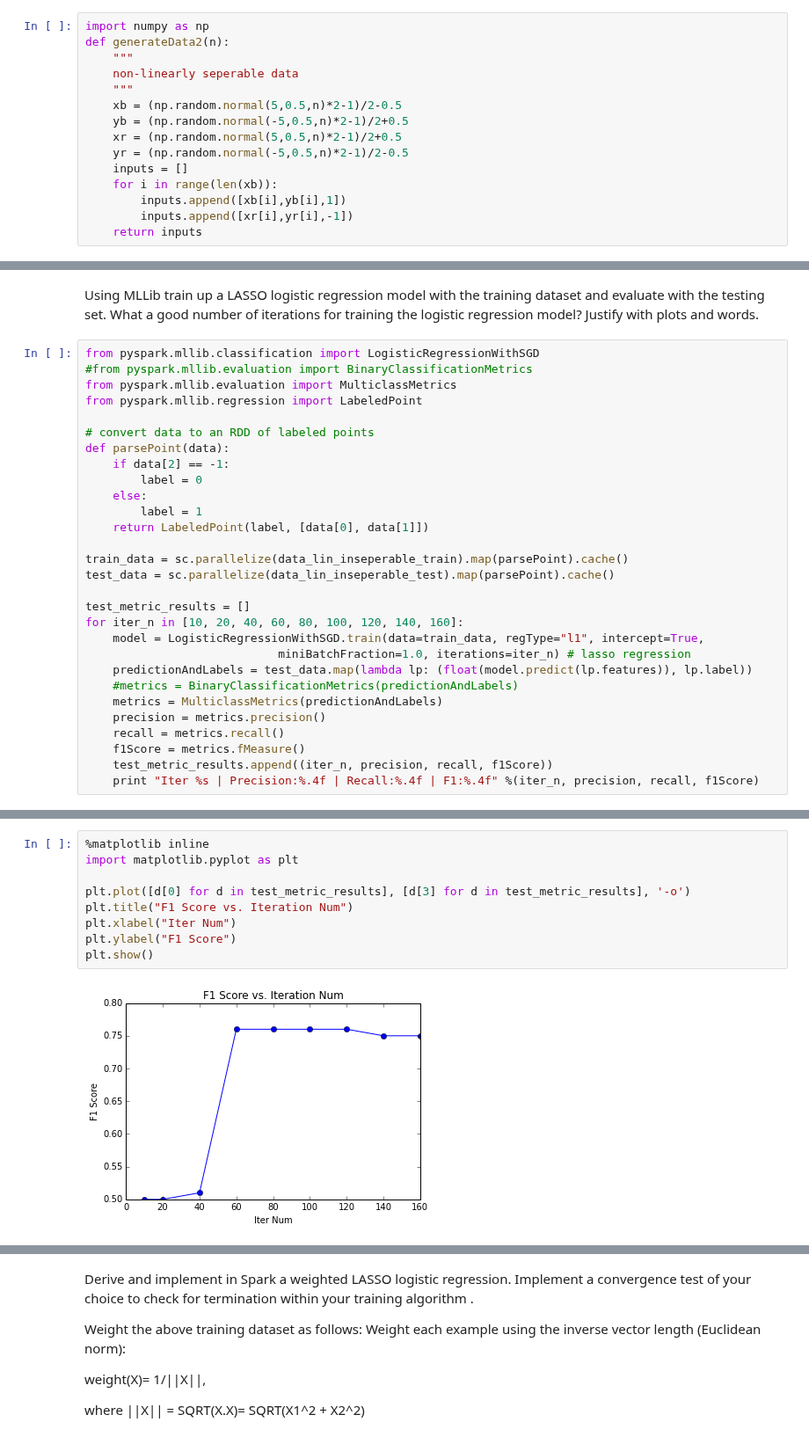
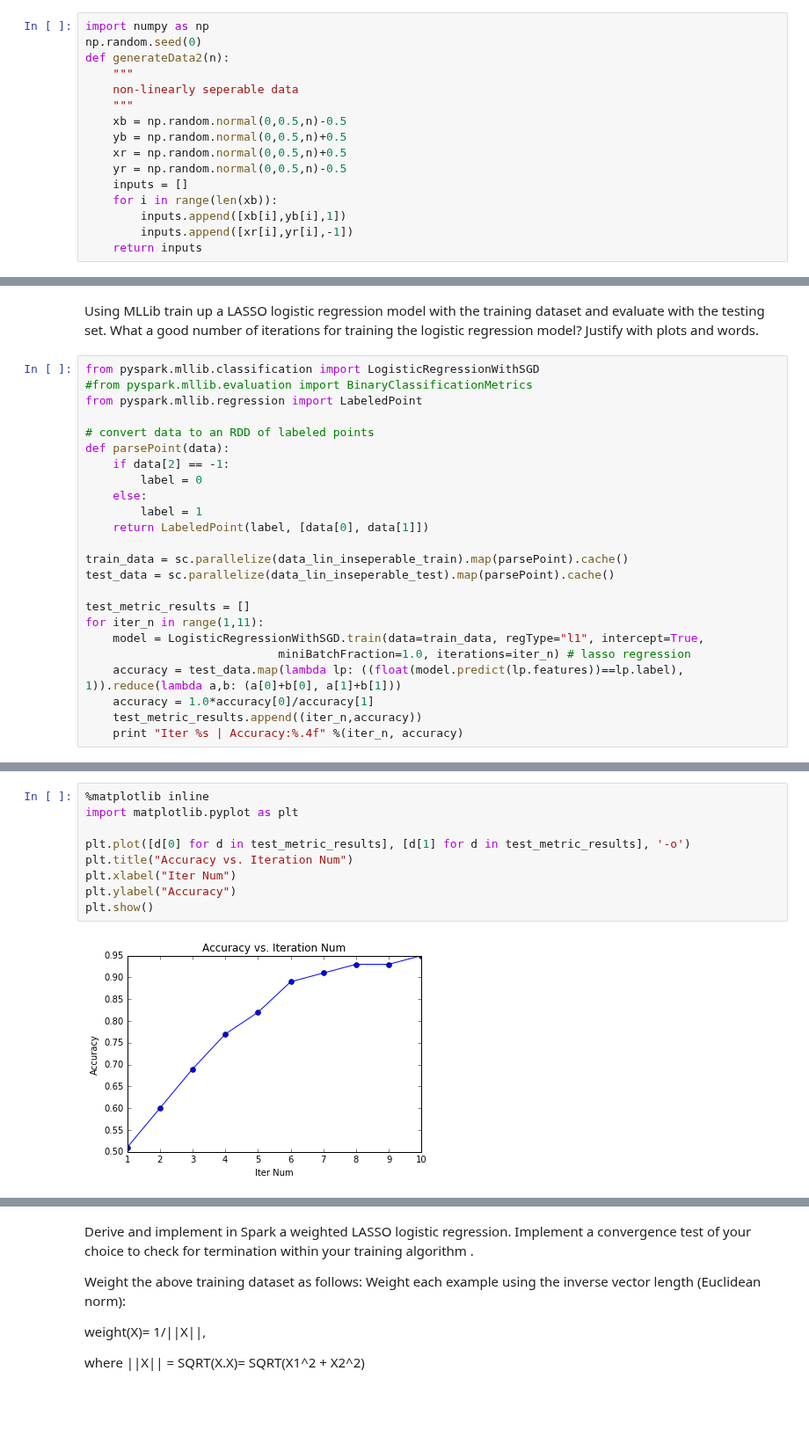
Before and after one commit to venamax/MIDS-W261, a Jupyter notebook: W261_HW11.ipynb, the cells around one changed output, grey strips where cells are left out. Shown at 88% size. Cells and saved outputs as stored; diff of their text form; blank space fills up the shorter version.

```diff
--- a/W261_HW11.ipynb
+++ b/W261_HW11.ipynb
@@ -220,14 +224,15 @@ Modify this data generation code to generating non-linearly separable training a
 (with approximately 10% of the data falling on the wrong side of the separating hyperplane. Plot the resulting datasets.
 # %%
 import numpy as np
+np.random.seed(0)
 def generateData2(n):
     """
     non-linearly seperable data
     """
-    xb = (np.random.normal(5,0.5,n)*2-1)/2-0.5
-    yb = (np.random.normal(-5,0.5,n)*2-1)/2+0.5
-    xr = (np.random.normal(5,0.5,n)*2-1)/2+0.5
-    yr = (np.random.normal(-5,0.5,n)*2-1)/2-0.5
+    xb = np.random.normal(0,0.5,n)-0.5
+    yb = np.random.normal(0,0.5,n)+0.5
+    xr = np.random.normal(0,0.5,n)+0.5
+    yr = np.random.normal(0,0.5,n)-0.5
     inputs = []
     for i in range(len(xb)):
         inputs.append([xb[i],yb[i],1])
@@ -263,7 +268,6 @@ What a good number of iterations for training the logistic regression model? Jus
 # %%
 from pyspark.mllib.classification import LogisticRegressionWithSGD
 #from pyspark.mllib.evaluation import BinaryClassificationMetrics
-from pyspark.mllib.evaluation import MulticlassMetrics
 from pyspark.mllib.regression import LabeledPoint
 
 # convert data to an RDD of labeled points
@@ -278,15 +282,11 @@ train_data = sc.parallelize(data_lin_inseperable_train).map(parsePoint).cache()
 test_data = sc.parallelize(data_lin_inseperable_test).map(parsePoint).cache()
 
 test_metric_results = []
-for iter_n in [10, 20, 40, 60, 80, 100, 120, 140, 160]:
+for iter_n in range(1,11):
     model = LogisticRegressionWithSGD.train(data=train_data, regType="l1", intercept=True,
                             miniBatchFraction=1.0, iterations=iter_n) # lasso regression
-    predictionAndLabels = test_data.map(lambda lp: (float(model.predict(lp.features)), lp.label))
-    #metrics = BinaryClassificationMetrics(predictionAndLabels)
-    metrics = MulticlassMetrics(predictionAndLabels)
-    precision = metrics.precision()
-    recall = metrics.recall()
-    f1Score = metrics.fMeasure()
-    test_metric_results.append((iter_n, precision, recall, f1Score))
-    print "Iter %s | Precision:%.4f | Recall:%.4f | F1:%.4f" %(iter_n, precision, recall, f1Score)
+    accuracy = test_data.map(lambda lp: ((float(model.predict(lp.features))==lp.label), 1)).reduce(lambda a,b: (a[0]+b[0], a[1]+b[1]))
+    accuracy = 1.0*accuracy[0]/accuracy[1]
+    test_metric_results.append((iter_n,accuracy))
+    print "Iter %s | Accuracy:%.4f" %(iter_n, accuracy)
 # %% [output]
@@ -302,12 +303,12 @@ Iter 160 | Precision:0.7500 | Recall:0.7500 | F1:0.7500
 # %%
 %matplotlib inline
 import matplotlib.pyplot as plt
 
-plt.plot([d[0] for d in test_metric_results], [d[3] for d in test_metric_results], '-o')
-plt.title("F1 Score vs. Iteration Num")
+plt.plot([d[0] for d in test_metric_results], [d[1] for d in test_metric_results], '-o')
+plt.title("Accuracy vs. Iteration Num")
 plt.xlabel("Iter Num")
-plt.ylabel("F1 Score")
+plt.ylabel("Accuracy")
 plt.show()
 # %% [output]
-[figure, old version]
+[figure, new version]
 # %% [markdown]
```
Also changed, not shown: parts of 9 cells of this notebook.
